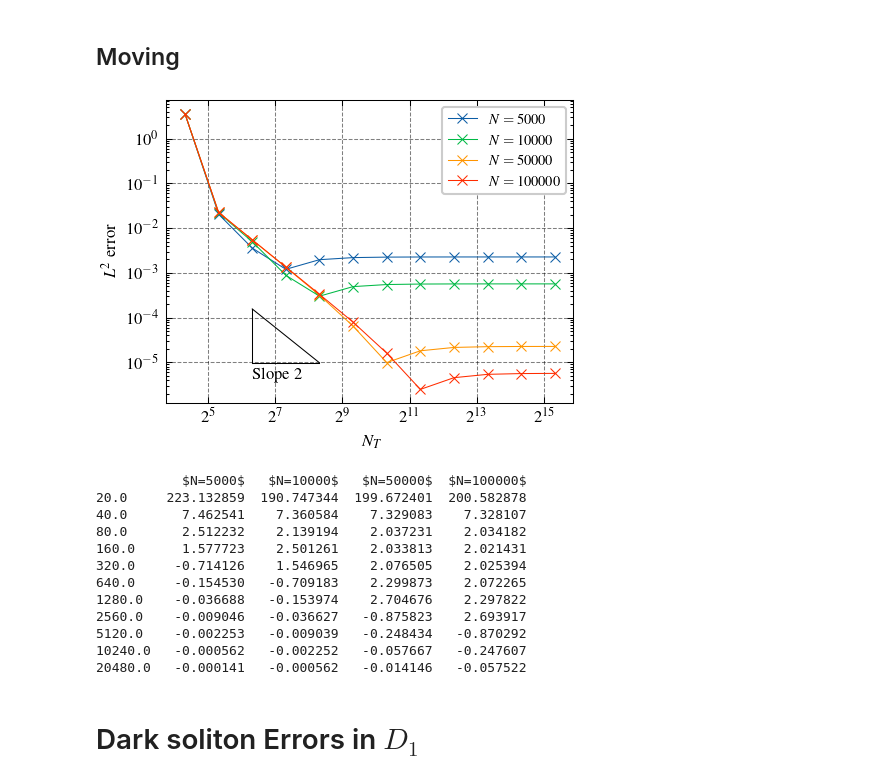
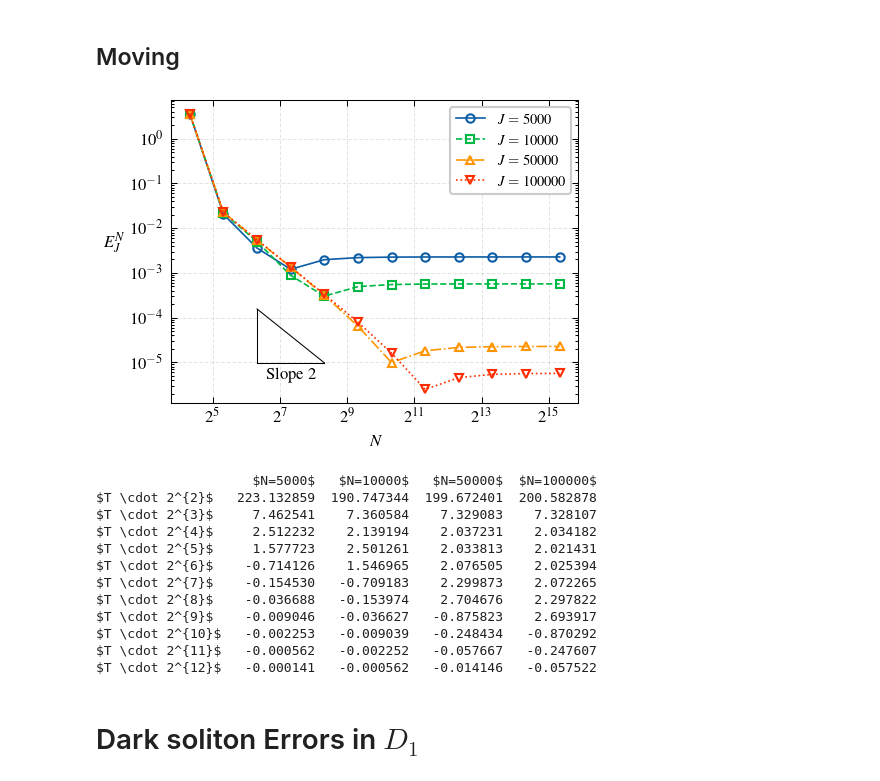
Before and after one commit to ElTapia/Quasilinear-GP, a Jupyter notebook: Tests and Results/QGP/Errors/Errors_files_Nt.ipynb, the cells around one changed output. Saved outputs shown, nothing was run; the diff lists cells and outputs as text; code cells hidden in the pictures.

```diff
--- a/Tests and Results/QGP/Errors/Errors_files_Nt.ipynb
+++ b/Tests and Results/QGP/Errors/Errors_files_Nt.ipynb
@@ -120,7 +120,7 @@ Ns = np.array([5_000, 10_000, 50_000, 100_000])
 
 dts = np.array([2**(-j) for j in range(2, 14)]) # 1, 11
 Nts = tf/dts
-
+Nts = Nts.astype(np.int64)
 base = "errors_N_"
 folders = []
 errors_br_moving = []
@@ -133,29 +133,30 @@ for N in Ns:
 # %%
 #dts = tf/Nts
 for j in range(len(Ns)):
     N = Ns[j]
-    plt.plot(Nts, errors_br_moving[j][1:], "x-", lw=.5, markeredgewidth=.5, ms=5, label=r"$N = {}$".format(N))
+    plt.plot(Nts, errors_br_moving[j][1:], lw=.8, markeredgewidth=1,
+             label=r"$J = {}$".format(N), markerfacecolor='none')
 
 Nt_order_1 = Nts[2:5]
 order_1 = (1/Nt_order_1)**2*np.exp(0)
-plt.plot(Nt_order_1, order_1, color="black", lw=.5, ls="-")
-plt.plot(Nt_order_1, np.tile(order_1[-1], len(Nt_order_1)), color="black", lw=.5, ls="-")
-plt.plot(np.tile(Nt_order_1[0], len(order_1)), order_1, color="black", lw=.5, ls="-")
+plt.plot(Nt_order_1, order_1, color="black", lw=.5, ls="-", marker="none")
+plt.plot(Nt_order_1, np.tile(order_1[-1], len(Nt_order_1)), color="black", lw=.5, ls="-", marker="none")
+plt.plot(np.tile(Nt_order_1[0], len(order_1)), order_1, color="black", lw=.5, ls="-", marker="none")
 
-plt.text(np.mean(Nt_order_1[:1]), order_1[-1]-5.5e-6, r'Slope 2')
+plt.text(np.mean(Nt_order_1[:1])+2**4, order_1[-1]-5.5e-6, r'Slope 2')
 
 plt.legend(fontsize=7)
 plt.xscale("log", base=2)
 plt.yscale("log")
 
-plt.xlabel(r"$N_T$")
-plt.ylabel(r"$L^2$ error")
+plt.xlabel(r"$N$")
+plt.ylabel(r"$E^N_J$", rotation='horizontal', ha='right')
 
-#plt.savefig("Img/Errors_Heaven/Bright/Moving/Bright_NT_L_100_c_0.71_k_0.25_w_1.pdf", dpi=300, bbox_inches = "tight")
-#plt.savefig("Img/Errors_Heaven/Bright/Moving/Bright_NT_L_100_c_0.71_k_0.25_w_1.pgf", dpi=300, bbox_inches = "tight")
+plt.savefig("Img/Errors_Heaven/Bright/Moving/pdf/Bright_NT_L_100_c_0.71_k_0.25_w_1.pdf", dpi=300, bbox_inches = "tight")
+
 plt.show()
 # %% [output]
-[figure, old version]
+[figure, new version]
 # %%
 EOCs = []
 
@@ -172,22 +173,24 @@ for n in range(len(Ns)):
 
 df_EOC = pd.DataFrame(dic_EOC)
 
-df_EOC.index = list(Nts)[:-1]
+indices = [r"$T \cdot 2^{" + f"{j}" + "}$" for j in range(2, 14)]
+
+df_EOC.index = indices[:-1] #list(Nts)[:-1]
 print(df_EOC)
-#df_EOC.to_latex(float_format="%.3f", buf="Img/Errors_Heaven/Bright/EOC_tab_mov_NT_L_40_w_0.71_k_0.25.txt")
+df_EOC.to_latex(float_format="%.3f", buf="Img/Errors_Heaven/Bright/Moving/table/EOC_tab_mov_NT_L_100_c_0.71_k_0.25.txt")
 # %% [output]
-           $N=5000$   $N=10000$   $N=50000$  $N=100000$
-20.0     223.132859  190.747344  199.672401  200.582878
-40.0       7.462541    7.360584    7.329083    7.328107
-80.0       2.512232    2.139194    2.037231    2.034182
-160.0      1.577723    2.501261    2.033813    2.021431
-320.0     -0.714126    1.546965    2.076505    2.025394
-640.0     -0.154530   -0.709183    2.299873    2.072265
-1280.0    -0.036688   -0.153974    2.704676    2.297822
-2560.0    -0.009046   -0.036627   -0.875823    2.693917
-5120.0    -0.002253   -0.009039   -0.248434   -0.870292
-10240.0   -0.000562   -0.002252   -0.057667   -0.247607
-20480.0   -0.000141   -0.000562   -0.014146   -0.057522
+                    $N=5000$   $N=10000$   $N=50000$  $N=100000$
+$T \cdot 2^{2}$   223.132859  190.747344  199.672401  200.582878
+$T \cdot 2^{3}$     7.462541    7.360584    7.329083    7.328107
+$T \cdot 2^{4}$     2.512232    2.139194    2.037231    2.034182
+$T \cdot 2^{5}$     1.577723    2.501261    2.033813    2.021431
+$T \cdot 2^{6}$    -0.714126    1.546965    2.076505    2.025394
+$T \cdot 2^{7}$    -0.154530   -0.709183    2.299873    2.072265
+$T \cdot 2^{8}$    -0.036688   -0.153974    2.704676    2.297822
+$T \cdot 2^{9}$    -0.009046   -0.036627   -0.875823    2.693917
+$T \cdot 2^{10}$   -0.002253   -0.009039   -0.248434   -0.870292
+$T \cdot 2^{11}$   -0.000562   -0.002252   -0.057667   -0.247607
+$T \cdot 2^{12}$   -0.000141   -0.000562   -0.014146   -0.057522
 # %% [markdown]
 # Dark soliton Errors in $D_1$
 # %%
```
Also changed, not shown: 8 other files.
